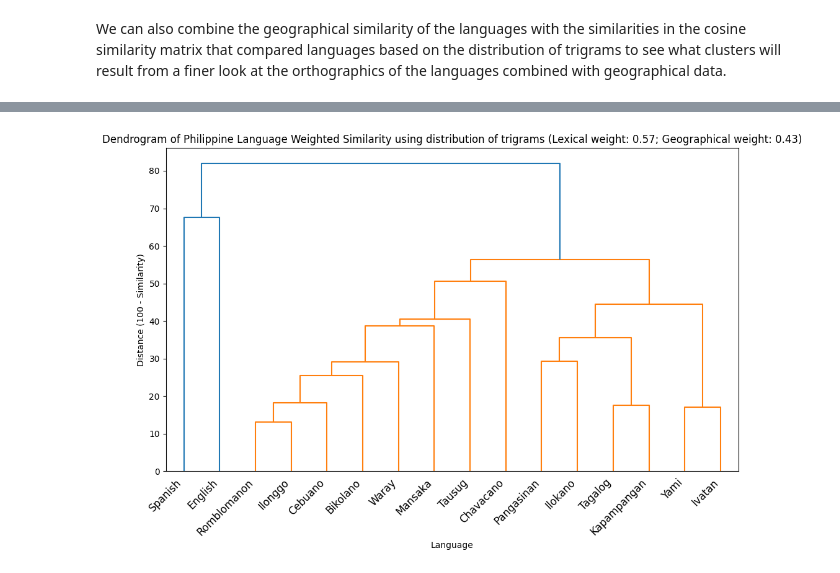
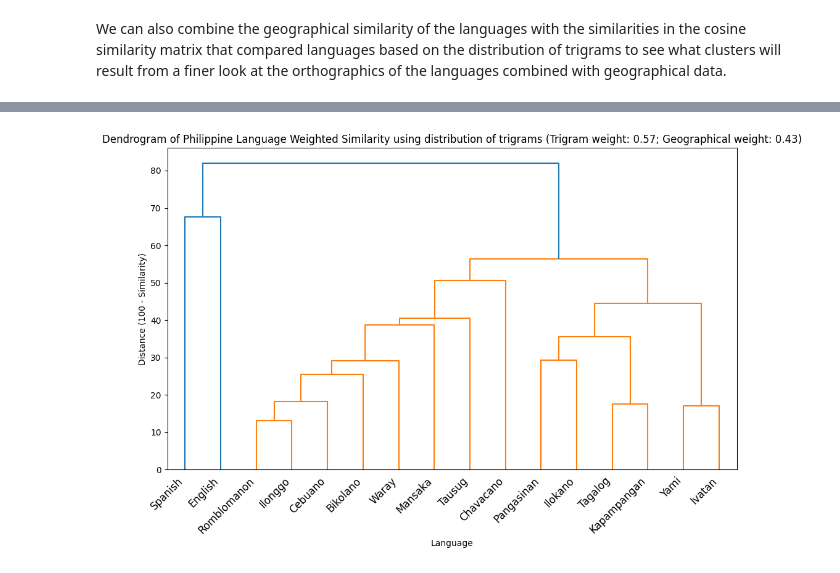
Before and after one commit to xandreiAThome/philippine-language-clustering, a Jupyter notebook: geographical-clustering.ipynb, the cells around one changed output, grey strips where cells are left out. Drawn from its saved outputs; the diff is of its cells as text; code cells hidden in the pictures.

```diff
--- a/geographical-clustering.ipynb
+++ b/geographical-clustering.ipynb
@@ -136,29 +115,7 @@ plt.show()
 # %% [markdown]
 We can also combine the geographical similarity of the languages with the similarities in the cosine similarity matrix that compared languages based on the distribution of trigrams to see what clusters will result from a finer look at the orthographics of the languages combined with geographical data.
 # %%
-cos_csv_data = """
-,Bikolano,Cebuano,Chavacano,English,Ilokano,Ilonggo,Ivatan,Kapampangan,Mansaka,Pangasinan,Romblomanon,Spanish,Tagalog,Tausug,Waray,Yami
-Bikolano,100,77.27051748,31.10085187,17.20363444,46.90900771,77.20933855,61.68618735,58.84769781,71.55309258,71.97303897,76.26014971,21.59303147,74.94183293,69.39143367,68.80993005,56.24431766
-Cebuano,77.27051748,100,29.47316094,15.4472258,42.04372744,91.78653109,46.63439186,61.45866876,67.81121057,54.5088873,85.95135152,17.11150409,84.77145476,54.8725385,62.20197408,45.43292384
-Chavacano,31.10085187,29.47316094,100,20.51665987,27.34499905,29.33829977,38.25652188,21.19499377,29.74867662,37.97478604,33.32944733,69.20955547,27.68391963,29.13945386,28.06086446,34.48489039
-English,17.20363444,15.4472258,20.51665987,100,13.0530308,15.14082401,15.92340812,18.34588061,12.00233975,22.73164366,16.8464489,24.47987529,18.0716794,14.25548992,15.65725109,16.0536916
-Ilokano,46.90900771,42.04372744,27.34499905,13.0530308,100,42.20163807,52.45241185,36.79886764,42.17366001,53.05036305,46.56898186,21.2301928,41.38501102,39.54016795,42.4516275,49.92614406
-Ilonggo,77.20933855,91.78653109,29.33829977,15.14082401,42.20163807,100,46.26014992,62.98170412,71.08526361,55.75480471,89.62807272,16.22672028,85.64597438,55.82559168,60.20922123,44.99180099
-Ivatan,61.68618735,46.63439186,38.25652188,15.92340812,52.45241185,46.26014992,100,38.21854813,51.92385394,66.51609102,51.13466183,32.63009468,45.60227628,47.49070114,46.30192677,82.19356904
-Kapampangan,58.84769781,61.45866876,21.19499377,18.34588061,36.79886764,62.98170412,38.21854813,100,69.26331791,48.03021288,61.41445617,15.16945805,77.39226934,47.83105268,37.67588736,45.50404355
-Mansaka,71.55309258,67.81121057,29.74867662,12.00233975,42.17366001,71.08526361,51.92385394,69.26331791,100,61.69513146,67.1052241,15.24640002,76.68702322,56.10066097,47.43647944,54.5991989
-Pangasinan,71.97303897,54.5088873,37.97478604,22.73164366,53.05036305,55.75480471,66.51609102,48.03021288,61.69513146,100,56.31550585,28.30425248,55.33388621,58.9791545,57.86951411,65.01094388
-Romblomanon,76.26014971,85.95135152,33.32944733,16.8464489,46.56898186,89.62807272,51.13466183,61.41445617,67.1052241,56.31550585,100,19.1836228,81.69507108,57.44732915,69.92550597,48.77751019
-Spanish,21.59303147,17.11150409,69.20955547,24.47987529,21.2301928,16.22672028,32.63009468,15.16945805,15.24640002,28.30425248,19.1836228,100,15.93937868,17.09944107,19.20442646,25.45278598
-Tagalog,74.94183293,84.77145476,27.68391963,18.0716794,41.38501102,85.64597438,45.60227628,77.39226934,76.68702322,55.33388621,81.69507108,15.93937868,100,54.59780163,51.71999601,48.82034765
-Tausug,69.39143367,54.8725385,29.13945386,14.25548992,39.54016795,55.82559168,47.49070114,47.83105268,56.10066097,58.9791545,57.44732915,17.09944107,54.59780163,100,60.32084555,44.3466646
-Waray,68.80993005,62.20197408,28.06086446,15.65725109,42.4516275,60.20922123,46.30192677,37.67588736,47.43647944,57.86951411,69.92550597,19.20442646,51.71999601,60.32084555,100,42.64097423
-Yami,56.24431766,45.43292384,34.48489039,16.0536916,49.92614406,44.99180099,82.19356904,45.50404355,54.5991989,65.01094388,48.77751019,25.45278598,48.82034765,44.3466646,42.64097423,100
-
-"""
-
-cos_data_file = io.StringIO(cos_csv_data)
-cos_sim_matrix = pd.read_csv(cos_data_file, index_col=0)
+cos_sim_matrix = pd.read_csv('data/cosine_similarity_matrix.csv', index_col=0)
 
 # Decreased weight of trigram distribution until Chavacano was correctly clustered with other Filipino languages
 percent_cos = 0.57
@@ -167,7 +124,7 @@ weighted_sim_matrix_2 = cos_sim_matrix * percent_cos + (1 - percent_cos) * geo_s
 
 plt.figure(figsize=(10, 8))
 sns.heatmap(weighted_sim_matrix_2.astype(float), annot=True, cmap="viridis", fmt=".2f", linewidths=.5)
-plt.title(f"Weighted Similarity Matrix using distribution of trigrams (Lexical weight: {percent_cos:.2f}; Geographical weight: {(1 - percent_cos):.2f})", fontsize=14)
+plt.title(f"Weighted Similarity Matrix using distribution of trigrams (Trigram weight: {percent_cos:.2f}; Geographical weight: {(1 - percent_cos):.2f})", fontsize=14)
 plt.xlabel("Language B")
 plt.ylabel("Language A")
 plt.tight_layout()
@@ -177,24 +134,27 @@ plt.show()
 # %%
 # Convert similarity to distance
 # Assuming 100% similarity means 0 distance
 distance_matrix = 100 - weighted_sim_matrix_2
+
+# Ensure diagonal is exactly zero to avoid floating-point precision issues
+np.fill_diagonal(distance_matrix.values, 0)
 
 # Convert the distance matrix to a condensed distance matrix required by linkage
 condensed_distance_matrix = squareform(distance_matrix)
 
 linked = linkage(condensed_distance_matrix, 'weighted')
 
 plt.figure(figsize=(10, 7))
 dendrogram(linked,
            orientation='top',
            labels=languages,
            distance_sort='descending',
            show_leaf_counts=True)
-plt.title(f'Dendrogram of Philippine Language Weighted Similarity using distribution of trigrams (Lexical weight: {percent_cos:.2f}; Geographical weight: {(1 - percent_cos):.2f})')
+plt.title(f'Dendrogram of Philippine Language Weighted Similarity using distribution of trigrams (Trigram weight: {percent_cos:.2f}; Geographical weight: {(1 - percent_cos):.2f})')
 plt.xlabel('Language')
 plt.ylabel('Distance (100 - Similarity)')
 plt.xticks(rotation=45, ha='right')
 plt.tight_layout()
 plt.show()
 # %% [output]
-[figure, old version]
+[figure, new version]
```
Also changed, not shown: parts of 2 cells of this notebook, 4 other files.
